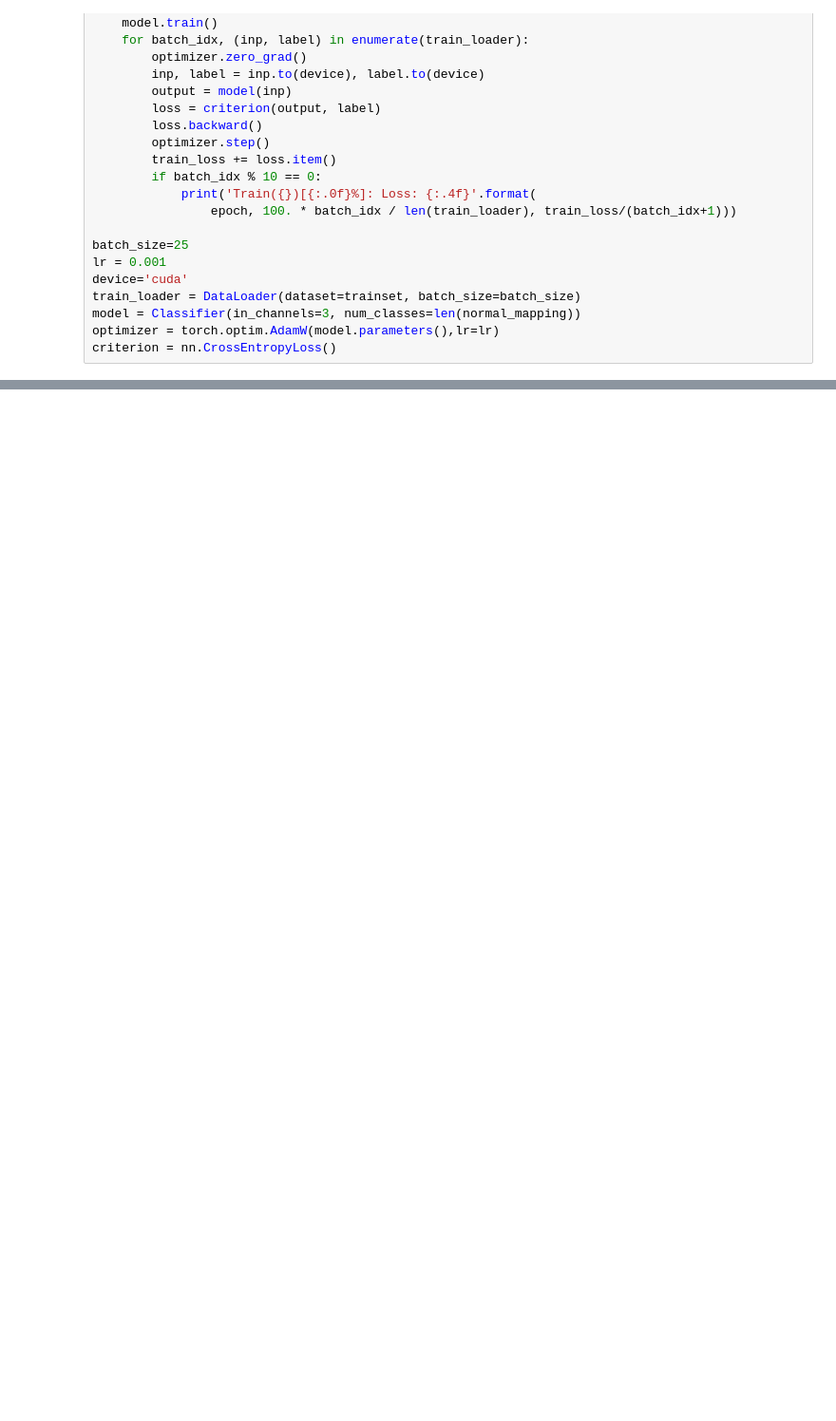
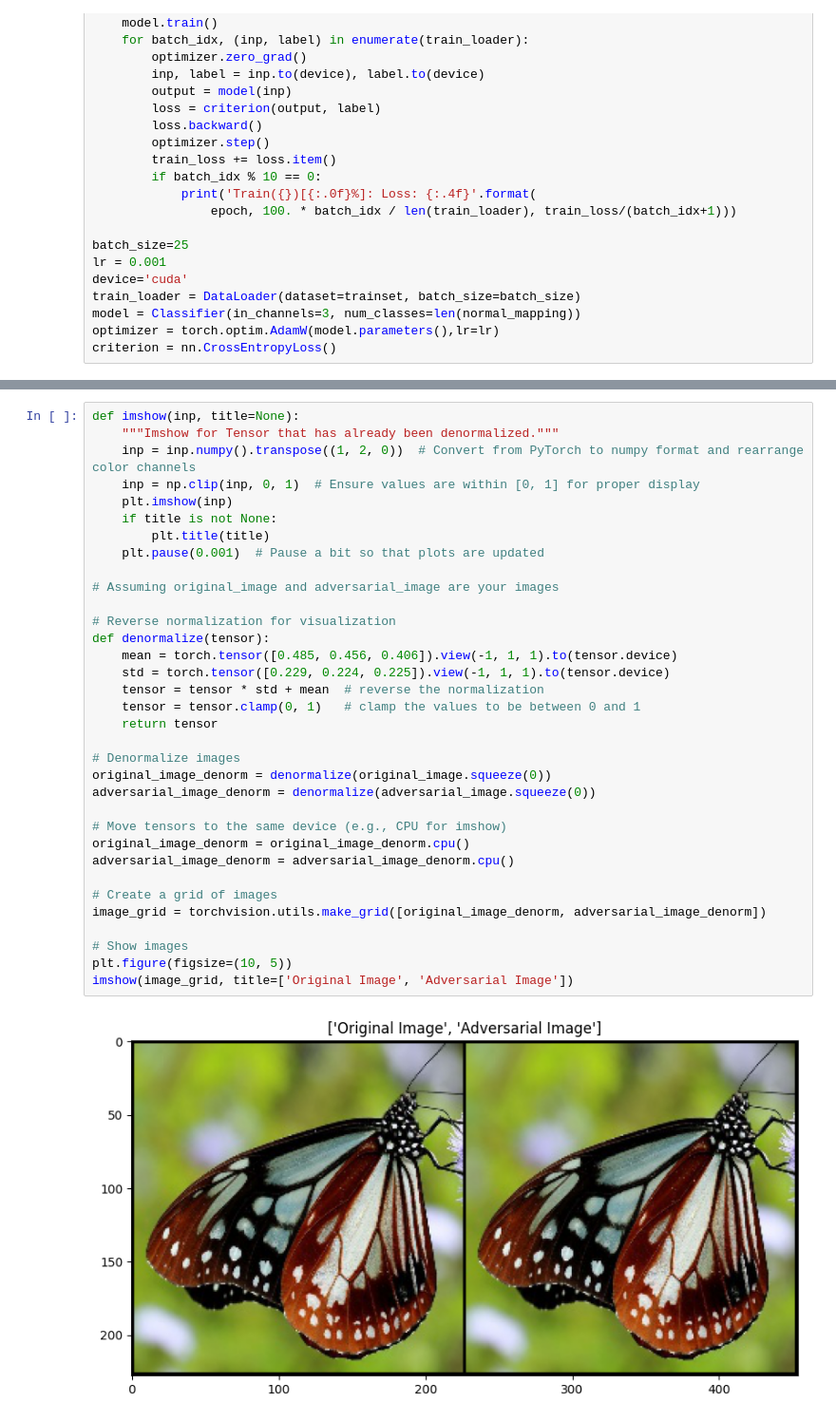
Before and after one commit to AndyZhou952/BlackBoxAttack, a Jupyter notebook: Main.ipynb, the cells around one changed output, grey strips where cells are left out. Shown at 95% size. Drawn from its saved outputs; the diff is of its cells as text; blank space fills up the shorter version.

```diff
--- a/Main.ipynb
+++ b/Main.ipynb
@@ -174,0 +426,36 @@ RuntimeError: Given groups=1, weight of size [512, 256, 3, 3], expected input[25
+# %%
+def imshow(inp, title=None):
+    """Imshow for Tensor that has already been denormalized."""
+    inp = inp.numpy().transpose((1, 2, 0))  # Convert from PyTorch to numpy format and rearrange color channels
+    inp = np.clip(inp, 0, 1)  # Ensure values are within [0, 1] for proper display
+    plt.imshow(inp)
+    if title is not None:
+        plt.title(title)
+    plt.pause(0.001)  # Pause a bit so that plots are updated
+
+# Assuming original_image and adversarial_image are your images
+
+# Reverse normalization for visualization
+def denormalize(tensor):
+    mean = torch.tensor([0.485, 0.456, 0.406]).view(-1, 1, 1).to(tensor.device)
+    std = torch.tensor([0.229, 0.224, 0.225]).view(-1, 1, 1).to(tensor.device)
+    tensor = tensor * std + mean  # reverse the normalization
+    tensor = tensor.clamp(0, 1)   # clamp the values to be between 0 and 1
+    return tensor
+
+# Denormalize images
+original_image_denorm = denormalize(original_image.squeeze(0))
+adversarial_image_denorm = denormalize(adversarial_image.squeeze(0))
+
+# Move tensors to the same device (e.g., CPU for imshow)
+original_image_denorm = original_image_denorm.cpu()
+adversarial_image_denorm = adversarial_image_denorm.cpu()
+
+# Create a grid of images
+image_grid = torchvision.utils.make_grid([original_image_denorm, adversarial_image_denorm])
+
+# Show images
+plt.figure(figsize=(10, 5))
+imshow(image_grid, title=['Original Image', 'Adversarial Image'])
+# %% [output]
+[figure, added]
```
Also changed, not shown: parts of 9 cells of this notebook.
